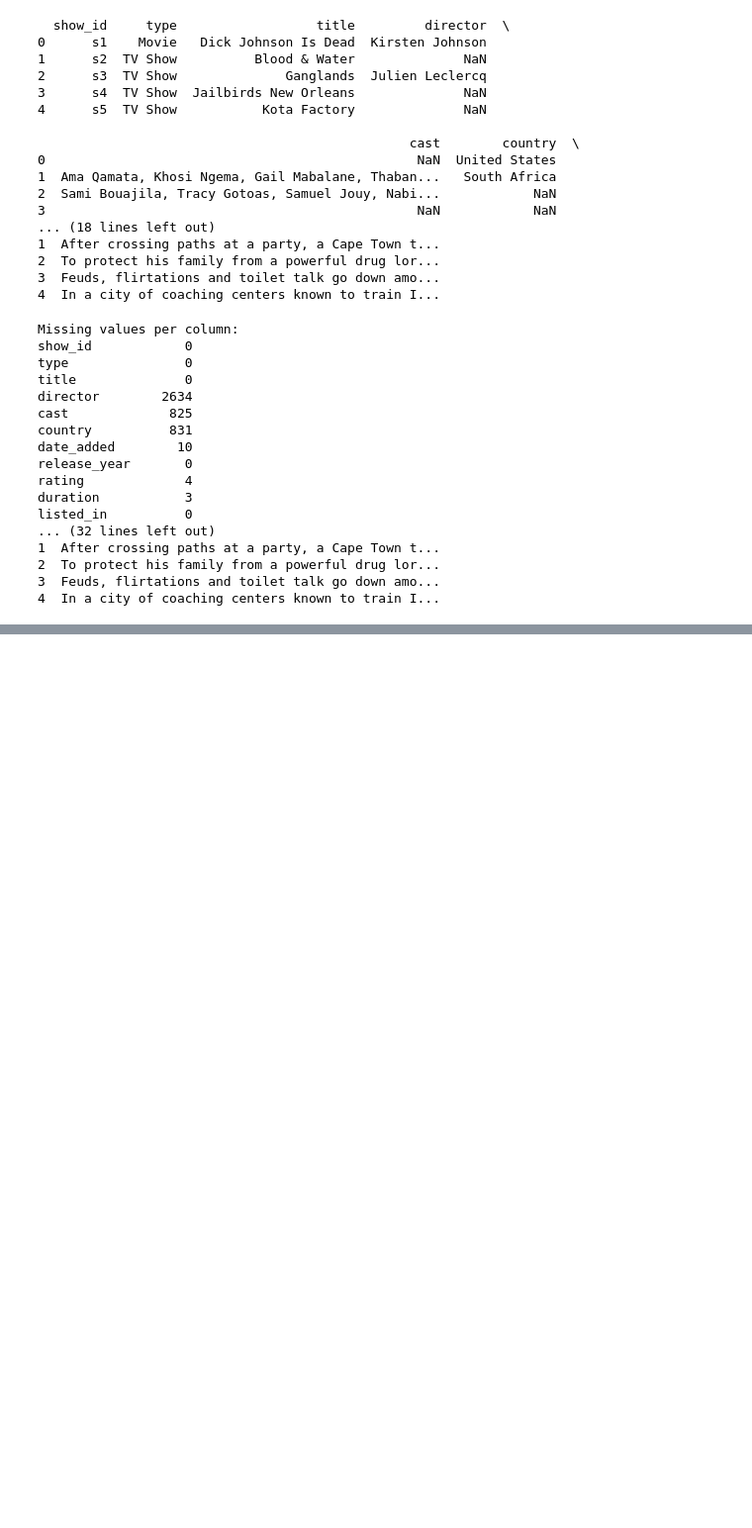
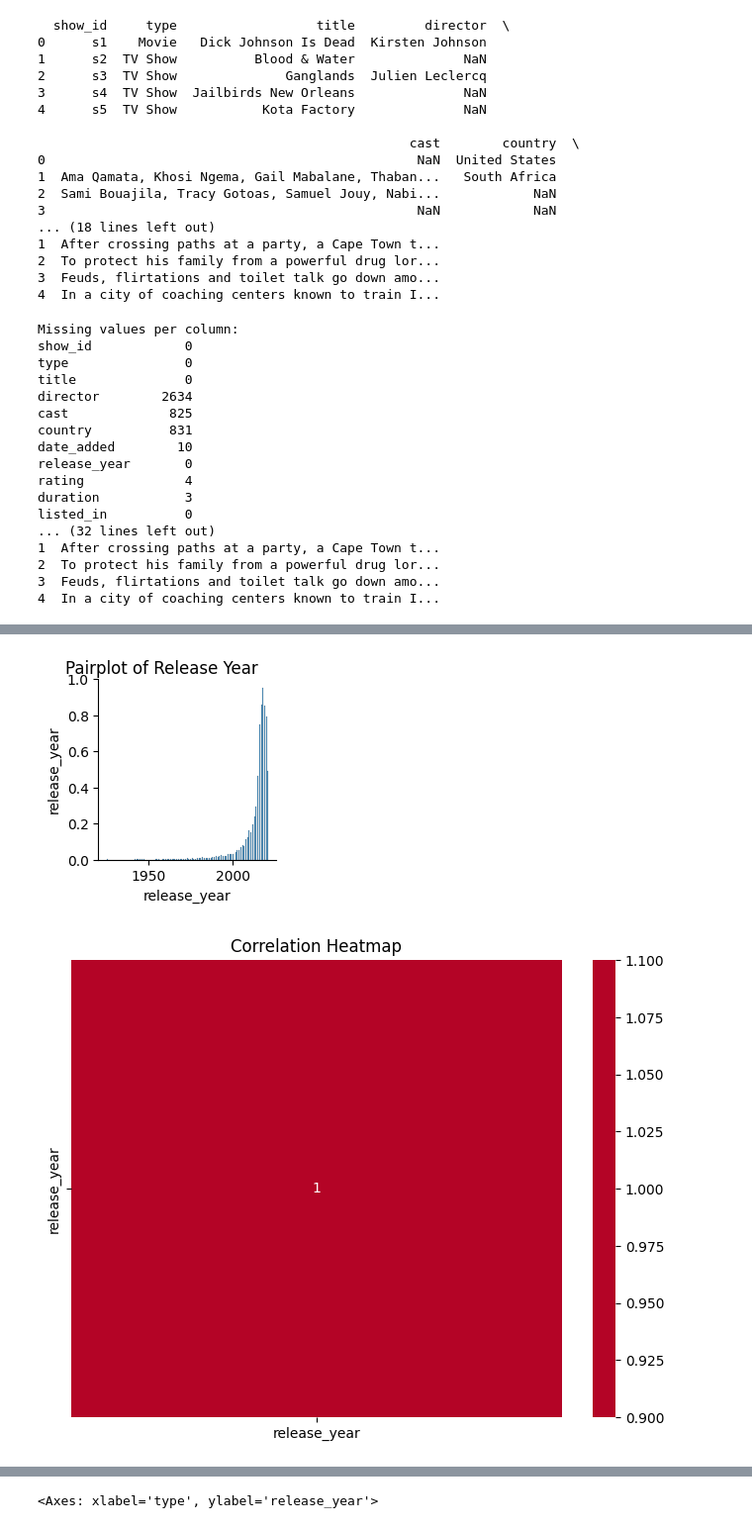
Before and after one commit to AntoniosVio/Netflix-shows-movies, a Jupyter notebook: Notebooks/netflix_etl.ipynb, the cells around one changed output, grey strips where cells are left out. Shown at 99% size. Cells and saved outputs as stored; diff of their text form; code cells hidden in the pictures; blank space fills up the shorter version.

```diff
--- a/Notebooks/netflix_etl.ipynb
+++ b/Notebooks/netflix_etl.ipynb
@@ -73,0 +270,52 @@ listed_in          0
+# %%
+import pandas as pd
+import seaborn as sns
+import matplotlib.pyplot as plt
+
+# Load cleaned data
+df = pd.read_csv('netflix_cleaned.csv')
+
+# 1. Pair plot (scatterplot matrix) of numerical variables
+sns.pairplot(df[['release_year']])  # Only one numeric here but good example
+plt.suptitle('Pairplot of Release Year', y=1.02)
+plt.show()
+
+# 2. Heatmap of correlations (if you had more numeric columns, but here limited)
+# Let's create correlation matrix (only numeric columns)
+numeric_cols = df.select_dtypes(include='number')
+corr = numeric_cols.corr()
+
+plt.figure(figsize=(8,6))
+sns.heatmap(corr, annot=True, cmap='coolwarm', center=0)
+plt.title('Correlation Heatmap')
+plt.show()
+
+# 3. Violin plot of release year by type
+plt.figure(figsize=(10,6))
+sns.violinplot(x='type', y='release_year', data=df, palette='muted')
+plt.title('Distribution of Release Year by Show Type')
+plt.xlabel('Type')
+plt.ylabel('Release Year')
+plt.show()
+
+# 4. Count plot of ratings (show count per rating category)
+plt.figure(figsize=(12,6))
+sns.countplot(x='rating', data=df, order=df['rating'].value_counts().index, palette='Set2')
+plt.xticks(rotation=45)
+plt.title('Count of Titles by Rating')
+plt.xlabel('Rating')
+plt.ylabel('Count')
+plt.show()
+
+plt.figure(figsize=(12,6))
+sns.countplot(x='rating', data=df, order=df['rating'].value_counts().index)
+plt.xticks(rotation=45)
+plt.title('Count of Titles by Rating')
+plt.xlabel('Rating')
+plt.ylabel('Count')
+plt.show()
+
+sns.violinplot(x='type', y='release_year', data=df, hue='type', palette='muted', legend=False)
+# %% [output]
+[figure, added]
+[figure, added]
@@ -73,0 +325 @@ listed_in          0
+<Axes: xlabel='type', ylabel='release_year'>
```
Also changed, not shown: parts of 19 cells of this notebook, 3 other files.
